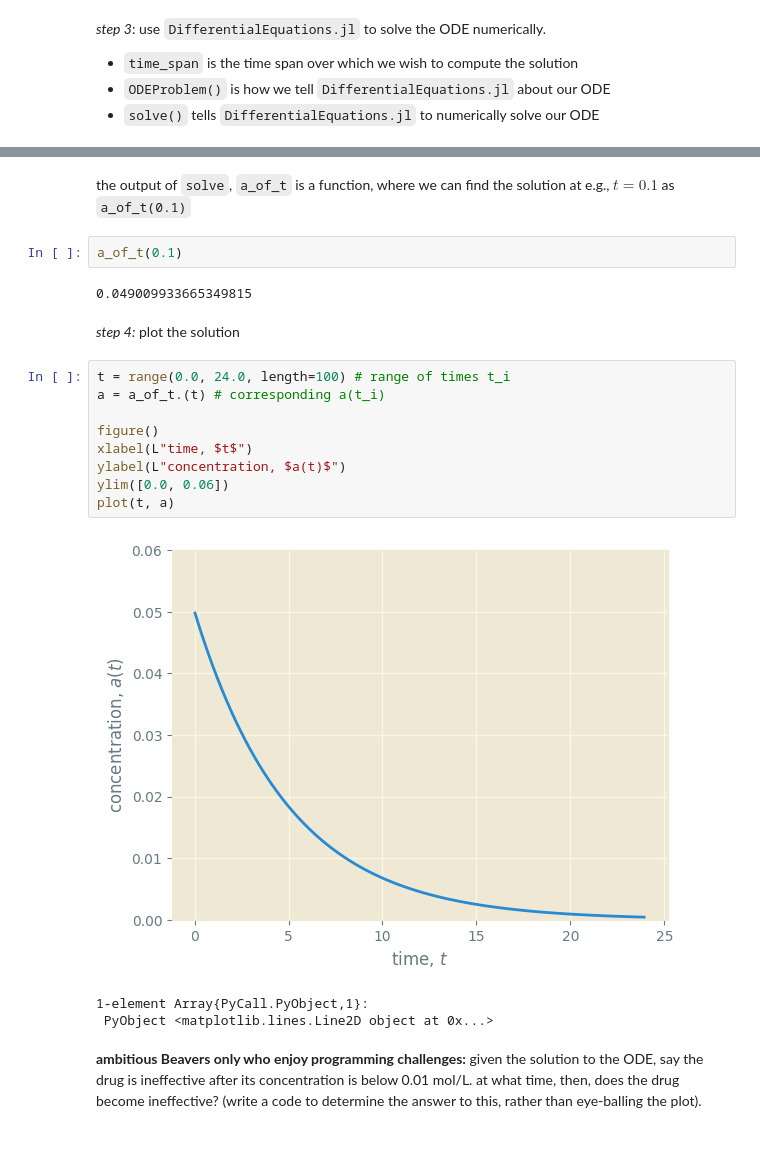
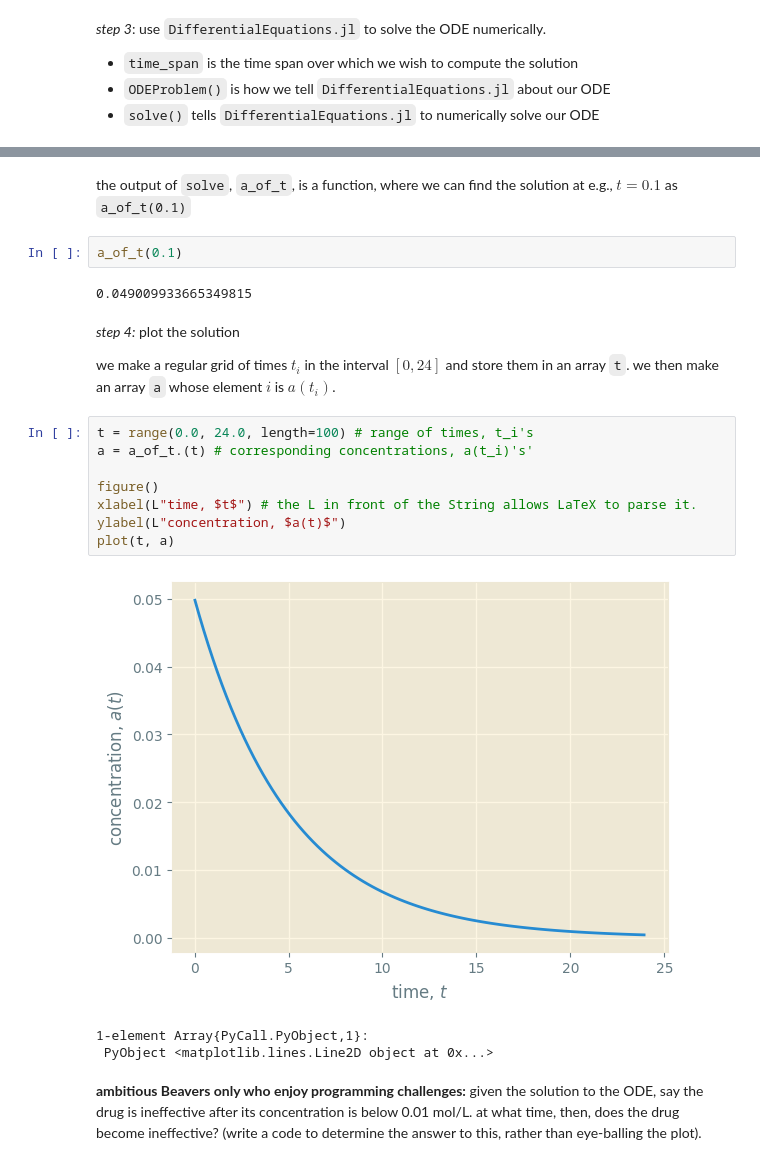
Before and after one commit to SimonEnsemble/control_theory_demos, a Jupyter notebook: demos/solve_ode_demo.ipynb, the cells around one changed output, grey strips where cells are left out. Saved outputs shown, nothing was run; the diff lists cells and outputs as text.

```diff
--- a/demos/solve_ode_demo.ipynb
+++ b/demos/solve_ode_demo.ipynb
@@ -71,24 +71,25 @@ t: 13-element Array{Float64,1}:
  0.0004361615612349008
  0.00041152970559181116
 # %% [markdown]
-the output of `solve`, `a_of_t` is a function, where we can find the solution at e.g., $t=0.1$ as `a_of_t(0.1)`
+the output of `solve`, `a_of_t`, is a function, where we can find the solution at e.g., $t=0.1$ as `a_of_t(0.1)`
 # %%
 a_of_t(0.1)
 # %% [output]
 0.049009933665349815
-# %% [markdown]
-*step 4:* plot the solution
+# %% [markdown]
+*step 4:* plot the solution
+
+we make a regular grid of times $t_i$ in the interval $[0, 24]$ and store them in an array `t`. we then make an array `a` whose element $i$ is $a(t_i)$.
 # %%
-t = range(0.0, 24.0, length=100) # range of times t_i
-a = a_of_t.(t) # corresponding a(t_i)
+t = range(0.0, 24.0, length=100) # range of times, t_i's
+a = a_of_t.(t) # corresponding concentrations, a(t_i)'s'
 
 figure()
-xlabel(L"time, $t$")
+xlabel(L"time, $t$") # the L in front of the String allows LaTeX to parse it.
 ylabel(L"concentration, $a(t)$")
-ylim([0.0, 0.06])
 plot(t, a)
 # %% [output]
-[figure, old version]
+[figure, new version]
 1-element Array{PyCall.PyObject,1}:
  PyObject <matplotlib.lines.Line2D object at 0x...>
 # %% [markdown]
```
Also changed, not shown: parts of 6 cells of this notebook.
